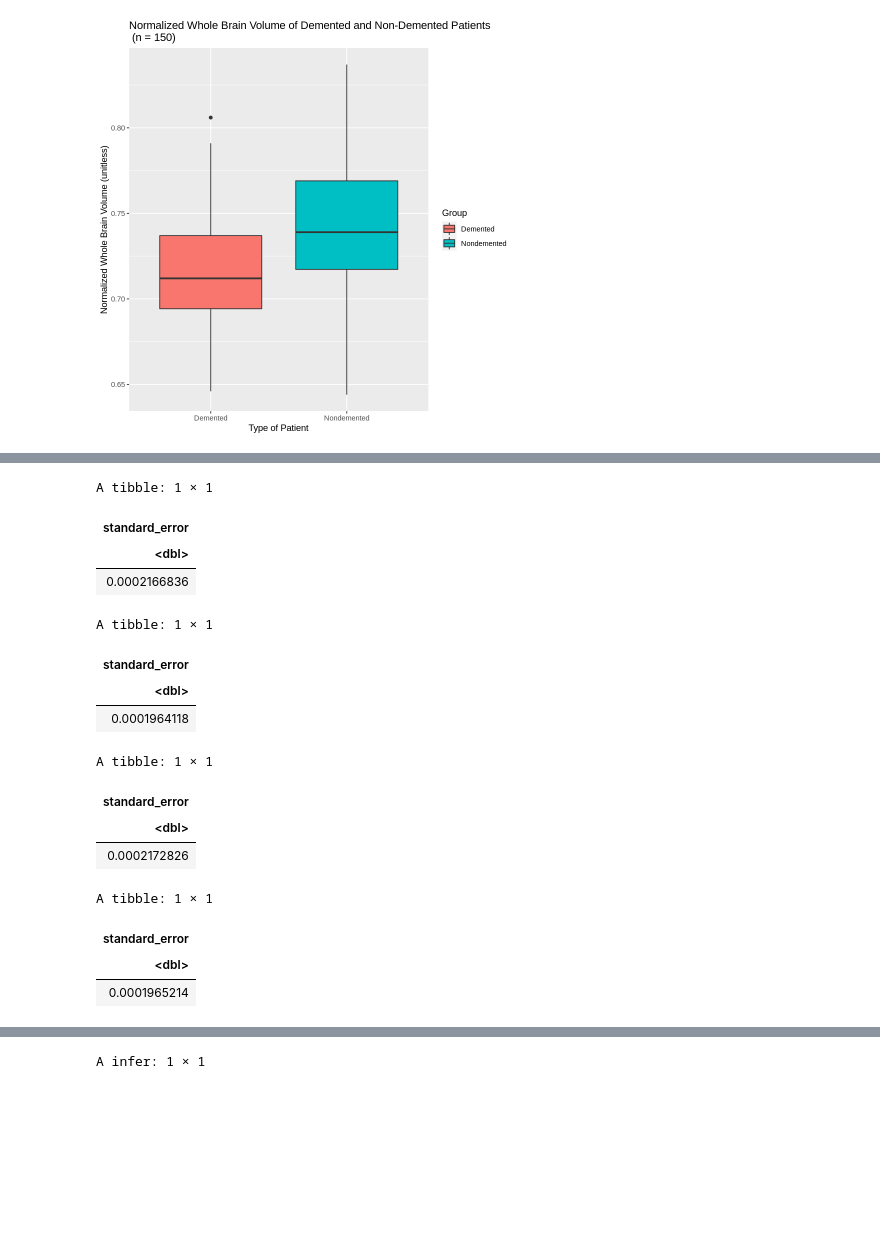
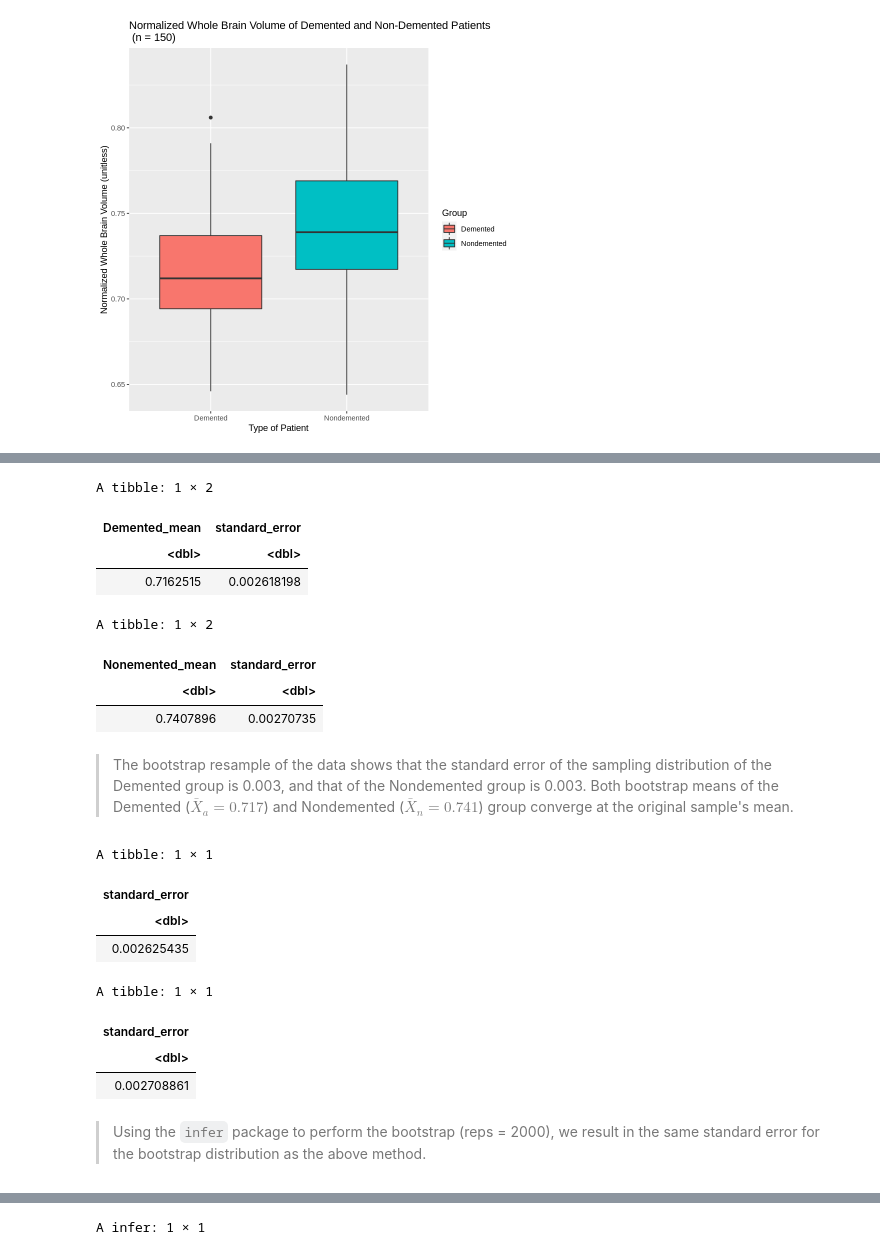
Before and after one commit to yuwangy/alzheimer_analysis, a Jupyter notebook: Project_Proposal_3.ipynb, the cells around one changed output, grey strips where cells are left out. Saved outputs shown, nothing was run; the diff lists cells and outputs as text; code cells hidden in the pictures; blank space fills up the shorter version.

```diff
--- a/Project_Proposal_3.ipynb
+++ b/Project_Proposal_3.ipynb
@@ -127,38 +145,43 @@ A tibble: 2 × 4
 # %%
 #set seed for bootstrapping
 set.seed(2365)
 
 # generate bootstrapping samples and calculate sample means for brain volume
 bootstrap_demented <- nwbv |>
-filter(Group == "Demented") |>
-rep_sample_n(size = 146, reps = 2000, replace = T) |>
-group_by(replicate) |>
-summarize(sample_mean = mean(nWBV))
+        filter(Group == "Demented") |>
+        rep_sample_n(size = 146, reps = 2000, replace = T) |>
+        group_by(replicate) |>
+        summarize(sample_mean = mean(nWBV))
 
-se_bootstrap_demented <- bootstrap_demented |>
-summarise(standard_error = sd(sample_mean)/sqrt(146))
+stat_bootstrap_demented <- bootstrap_demented |>
+        summarise(Demented_mean = mean(sample_mean),
+                  standard_error = sd(sample_mean))
 
-se_bootstrap_demented
+stat_bootstrap_demented
 
 bootstrap_nondemented <- nwbv |>
-filter(Group == "Nondemented") |>
-rep_sample_n(size = 190, reps = 2000, replace = T) |>
-group_by(replicate) |>
-summarize(sample_mean = mean(nWBV))
+        filter(Group == "Nondemented") |>
+        rep_sample_n(size = 190, reps = 2000, replace = T) |>
+        group_by(replicate) |>
+        summarize(sample_mean = mean(nWBV))
 
-se_bootstrap_nondemented <- bootstrap_nondemented |>
-summarise(standard_error = sd(sample_mean)/sqrt(190))
 
-se_bootstrap_nondemented
+stat_bootstrap_nondemented <- bootstrap_nondemented |>
+        summarise(Nonemented_mean = mean(sample_mean),
+                  standard_error = sd(sample_mean))
+
+stat_bootstrap_nondemented
 # %% [output]
-A tibble: 1 × 1
+A tibble: 1 × 2
-| standard_error |
-| <dbl> |
-| 0.0002166836 |
+| Demented_mean | standard_error |
+| <dbl> | <dbl> |
+| 0.7162515 | 0.002618198 |
-A tibble: 1 × 1
+A tibble: 1 × 2
-| standard_error |
-| <dbl> |
-| 0.0001964118 |
+| Nonemented_mean | standard_error |
+| <dbl> | <dbl> |
+| 0.7407896 | 0.00270735 |
+# %% [markdown]
+> The bootstrap resample of the data shows that the standard error of the sampling distribution of the Demented group is 0.003, and that of the Nondemented group is 0.003. Both bootstrap means of the Demented ($\bar X_a = 0.717$) and Nondemented ($\bar X_n = 0.741$) group converge at the original sample's mean.
 # %%
 # generate bootstrapping samples using the infer package,
 # not necessary but showing multiple ways to get similar statistics.
@@ -170,7 +193,7 @@ generate(reps = 2000, type = "bootstrap") |>
 calculate(stat = "mean")
 
 se_bootstrap_demented_infer <- bootstrap_demented_infer |>
-summarise(standard_error = sd(stat)/sqrt(146))
+summarise(standard_error = sd(stat))
 
 se_bootstrap_demented_infer
 
@@ -181,15 +204,17 @@ generate(reps = 2000, type = "bootstrap") |>
 calculate(stat = "mean")
 
 se_bootstrap_nondemented_infer <- bootstrap_nondemented_infer |>
-summarise(standard_error = sd(stat)/sqrt(190))
+summarise(standard_error = sd(stat))
 
 se_bootstrap_nondemented_infer
 # %% [output]
 A tibble: 1 × 1
 | standard_error |
 | <dbl> |
-| 0.0002172826 |
+| 0.002625435 |
 A tibble: 1 × 1
 | standard_error |
 | <dbl> |
-| 0.0001965214 |
+| 0.002708861 |
+# %% [markdown]
+> Using the `infer` package to perform the bootstrap (reps = 2000), we result in the same standard error for the bootstrap distribution as the above method.
```
Also changed, not shown: parts of 16 cells of this notebook.
